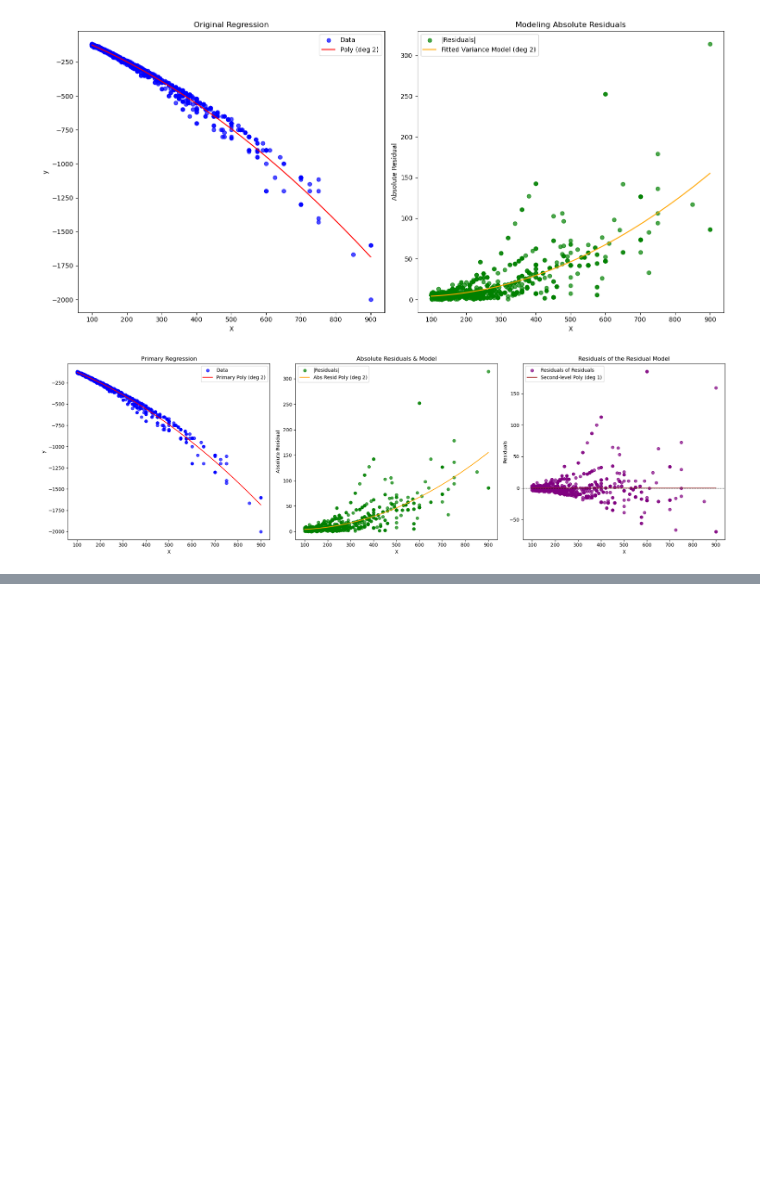
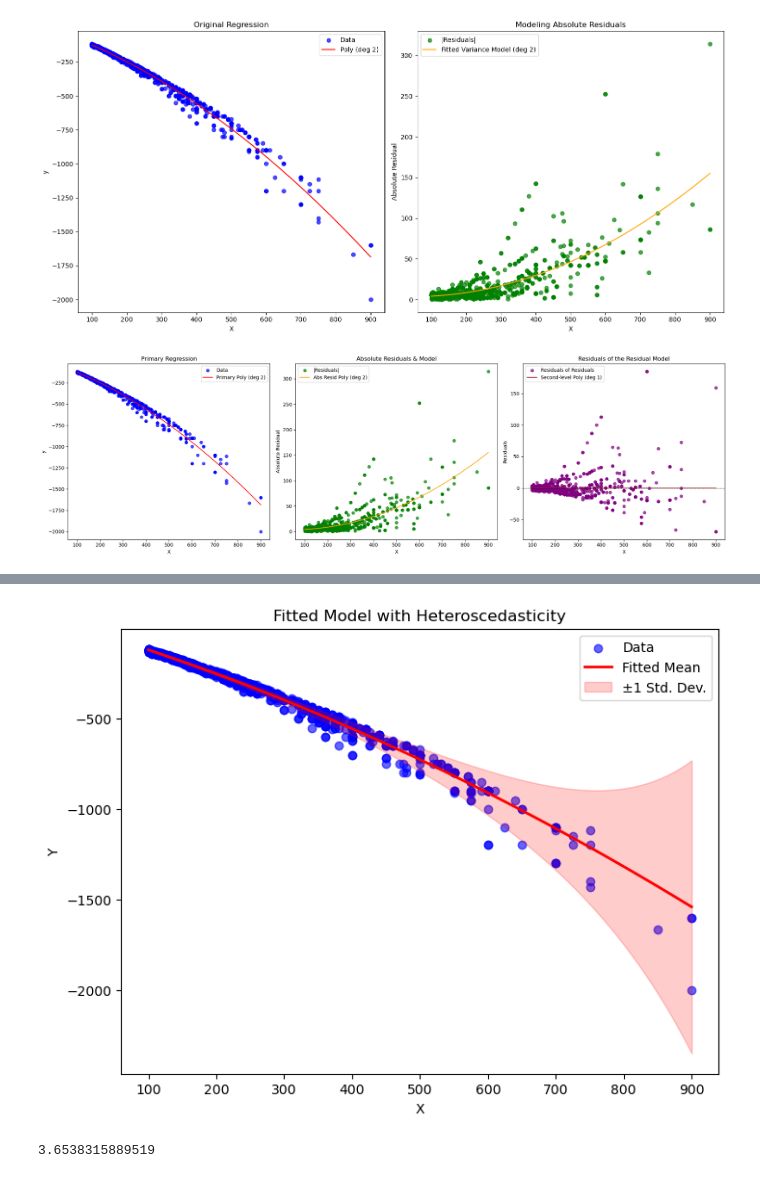
Before and after one commit to jakebirnbach/MoneyLineGANs, a Jupyter notebook: ML Models/stat_model.ipynb, the cells around one changed output, grey strips where cells are left out. Saved outputs shown, nothing was run; the diff lists cells and outputs as text; code cells hidden in the pictures; blank space fills up the shorter version.

Commit message:
added heteroschedastic exponential model

```diff
--- a/ML Models/stat_model.ipynb
+++ b/ML Models/stat_model.ipynb
@@ -545,0 +604,29 @@ fit_double_residual_model(data, degree_model=2, degree_abs_res=2, degree_resid2=
+# %%
+b0, b1, b2 = est_params[0], est_params[1], est_params[2]   # Replace with your estimates for b0, b1, b2
+alpha0, alpha1 = est_params[3], est_params[4]      # Replace with your estimates for alpha0, alpha1
+# Create a grid of x values for plotting the fitted curve
+x_grid = np.linspace(np.min(x), np.max(x), 300)
+# Calculate the mean predictions using the quadratic model
+mu_grid = b0 + b1 * x_grid + b2 * x_grid**2
+# Calculate the standard deviation predictions
+sigma_grid = np.sqrt(np.exp(alpha0 + alpha1 * x_grid))
+
+# Create the plot
+plt.figure(figsize=(8, 6))
+plt.scatter(x, y, label='Data', color='blue', alpha=0.6)
+plt.plot(x_grid, mu_grid, label='Fitted Mean', color='red', linewidth=2)
+# Shade the region within one standard deviation
+plt.fill_between(x_grid, mu_grid - sigma_grid, mu_grid + sigma_grid,
+                 color='red', alpha=0.2, label='±1 Std. Dev.')
+
+plt.xlabel('X')
+plt.ylabel('Y')
+plt.title('Fitted Model with Heteroscedasticity')
+plt.legend()
+plt.show()
+# %% [output]
+[figure, added]
+# %%
+k_mle
+# %% [output]
+3.6538315889519
```
Also changed, not shown: parts of 8 cells of this notebook.
